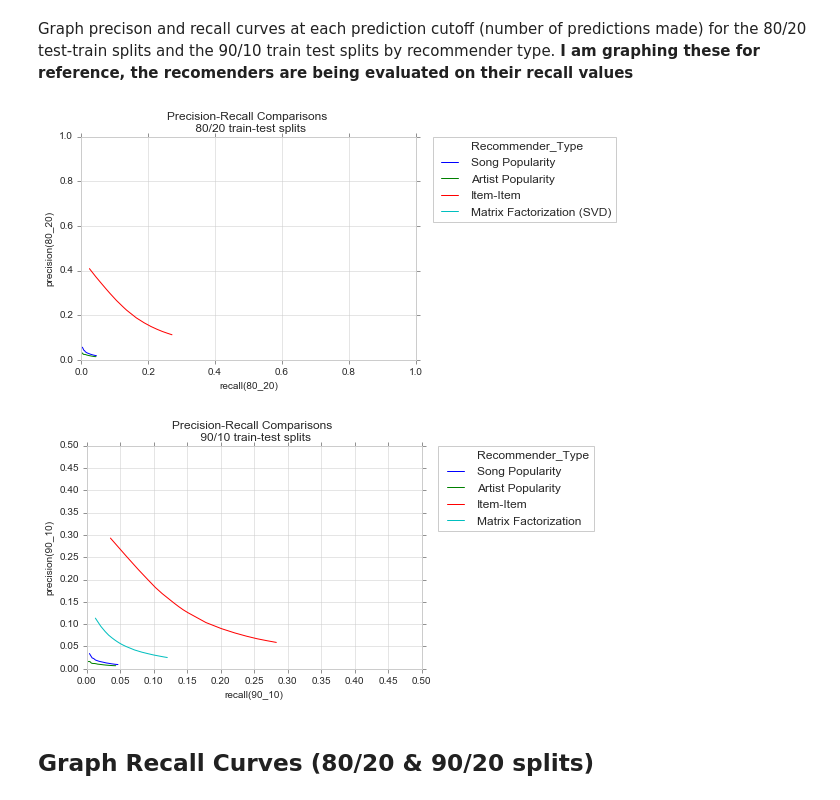
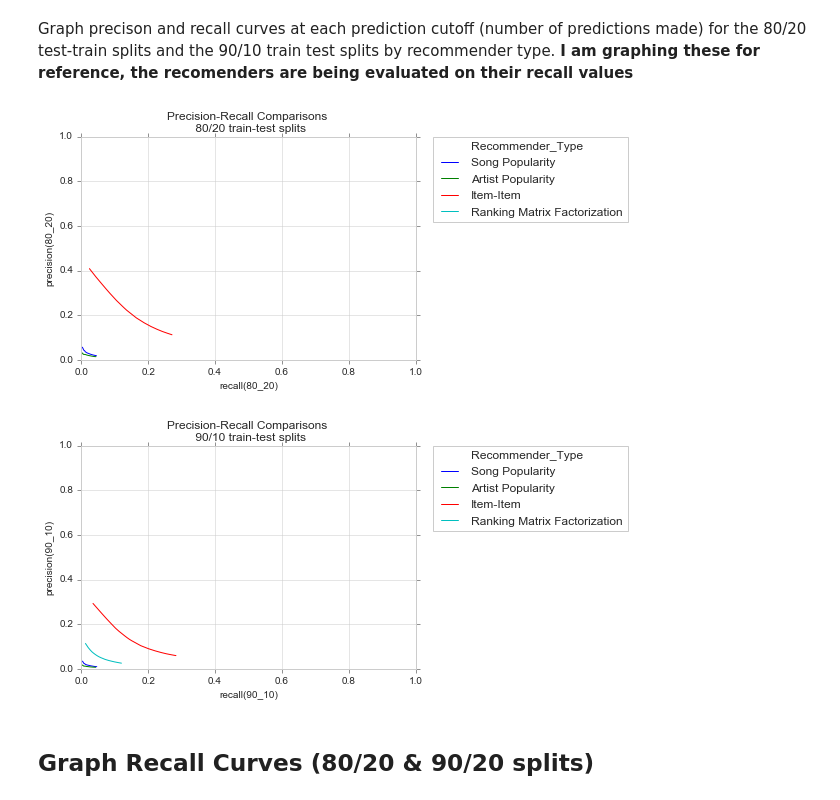
Before and after one commit to IvetteMTapia/Capstone1_Songs-Recommender_System, a Jupyter notebook: Recommender System.ipynb, the cells around one changed output. Cells and saved outputs as stored; diff of their text form; code cells hidden in the pictures.

Commit message:
Revised Evaluation Graphs
Revised Evaluation Graphs

```diff
--- a/Recommender System.ipynb
+++ b/Recommender System.ipynb
@@ -1131,7 +1131,7 @@ cutoffs = [1, 2, 3, 4, 5, 6, 7, 8, 9, 10, 11, 16, 21, 26, 31, 36, 41, 46]
 c_songpop = gl.SArray(['Song Popularity'] * len(cutoffs))
 c_artpop = gl.SArray(['Artist Popularity'] * len(cutoffs))
 c_item = gl.SArray(['Item-Item'] * len(cutoffs))
-c_matfact = gl.SArray(['Matrix Factorization'] * len(cutoffs))
+c_matfact = gl.SArray(['Ranking Matrix Factorization'] * len(cutoffs))
 # %% [markdown]
 **Rename the Columns of the Recomender Evaluation SFrames**
 # %% [markdown]
@@ -1274,29 +1274,29 @@ plt.yticks(np.arange(0, 1.2, step=0.2))
 
 plt.show()
 # %% [output]
-[figure, old version]
+[figure, new version]
 # %%
 #Graph precison and recall curves of the 90/10 train-test splits.
 
 %matplotlib inline
 
 sns.set_style("whitegrid")
 
 sns.despine()
 
 sns.lineplot(x='recall(90_10)', y='precision(90_10)', data = precision_recall_overall,
              hue='Recommender_Type', markers=True)
 
 plt.title('Precision-Recall Comparisons \n 90/10 train-test splits')
 
 plt.legend(bbox_to_anchor=(1.05, 1), loc=2, borderaxespad=0.)
 
-plt.xticks(np.arange(0, 0.55, step=0.05))
-plt.yticks(np.arange(0, 0.55, step=0.05))
+plt.xticks(np.arange(0, 1.2, step=0.2))
+plt.yticks(np.arange(0, 1.2, step=0.2))
 
 plt.show()
 # %% [output]
-[figure, old version]
+[figure, new version]
 # %% [markdown]
 ## Graph Recall Curves (80/20 & 90/20 splits)
 # %% [markdown]
```
Also changed, not shown: parts of 3 cells of this notebook.
